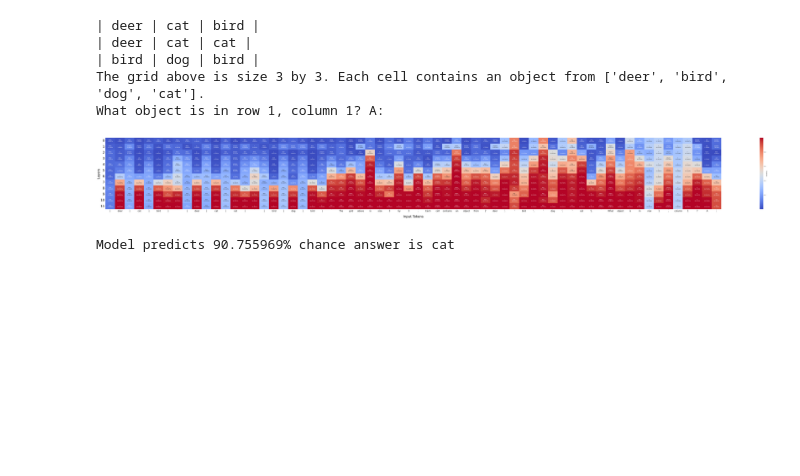
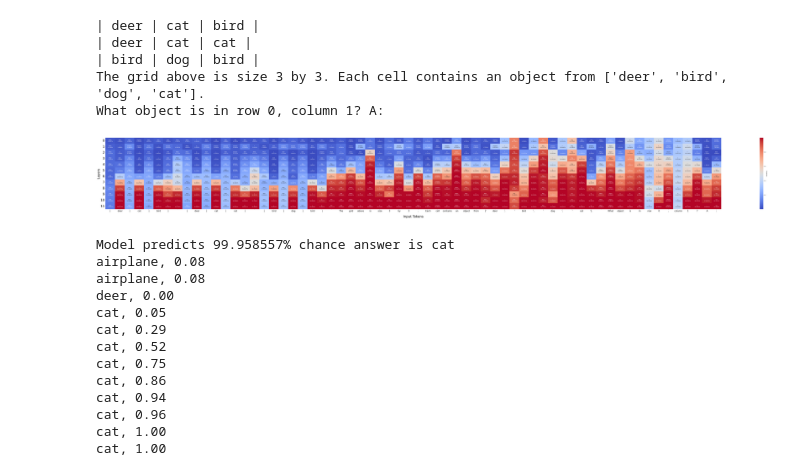
Before and after one commit to sjoshi804/lmm, a Jupyter notebook: lmm_synthetic/eval/logit_lens.ipynb, the cells around one changed output. Saved outputs shown, nothing was run; the diff lists cells and outputs as text; code cells hidden in the pictures; blank space fills up the shorter version.

```diff
--- a/lmm_synthetic/eval/logit_lens.ipynb
+++ b/lmm_synthetic/eval/logit_lens.ipynb
@@ -10,8 +10,15 @@ import numpy as np
 from IPython.display import clear_output
 import seaborn as sns
 import matplotlib.pyplot as plt
+from lmm_synthetic.mm_train.gptj_vlm import GPTJ_VLM
+
+
 
 model_path = "/data/lmm/checkpoints/checkpoint-1953"
 gptj = GPTJForCausalLM.from_pretrained(model_path)
 tokenizer = AutoTokenizer.from_pretrained(model_path)
 model = LanguageModel(gptj,tokenizer=tokenizer)
+
+DEVICE = torch.device("cuda:0" if torch.cuda.is_available() else "cpu")
+model = model.to(DEVICE)
+model.eval()
@@ -93,10 +230,22 @@ def logit_look(prompt_index, row, column):
 # %%
-logit_look(prompt_index=0, row=1, column=1)
+logit_look(prompt_index=0, row=0, column=1)
 # %% [output]
 | deer | cat | bird |
 | deer | cat | cat |
 | bird | dog | bird |
 The grid above is size 3 by 3. Each cell contains an object from ['deer', 'bird', 'dog', 'cat'].
-What object is in row 1, column 1? A:
+What object is in row 0, column 1? A:
-[figure, old version]
+[figure, new version]
-Model predicts 90.755969% chance answer is cat
+Model predicts 99.958557% chance answer is cat
+airplane, 0.08
+airplane, 0.08
+deer, 0.00
+cat, 0.05
+cat, 0.29
+cat, 0.52
+cat, 0.75
+cat, 0.86
+cat, 0.94
+cat, 0.96
+cat, 1.00
+cat, 1.00
```
Also changed, not shown: parts of 7 cells of this notebook, 2 other files.
